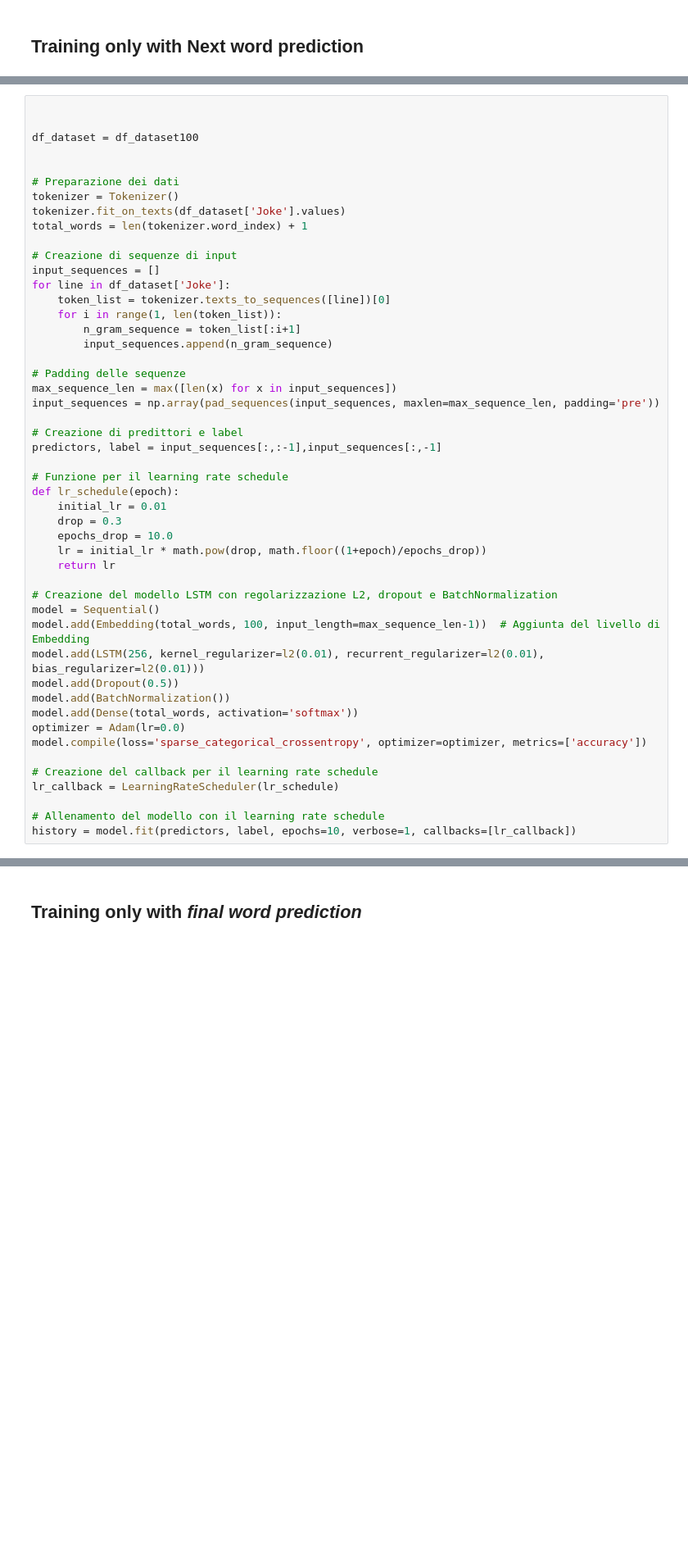
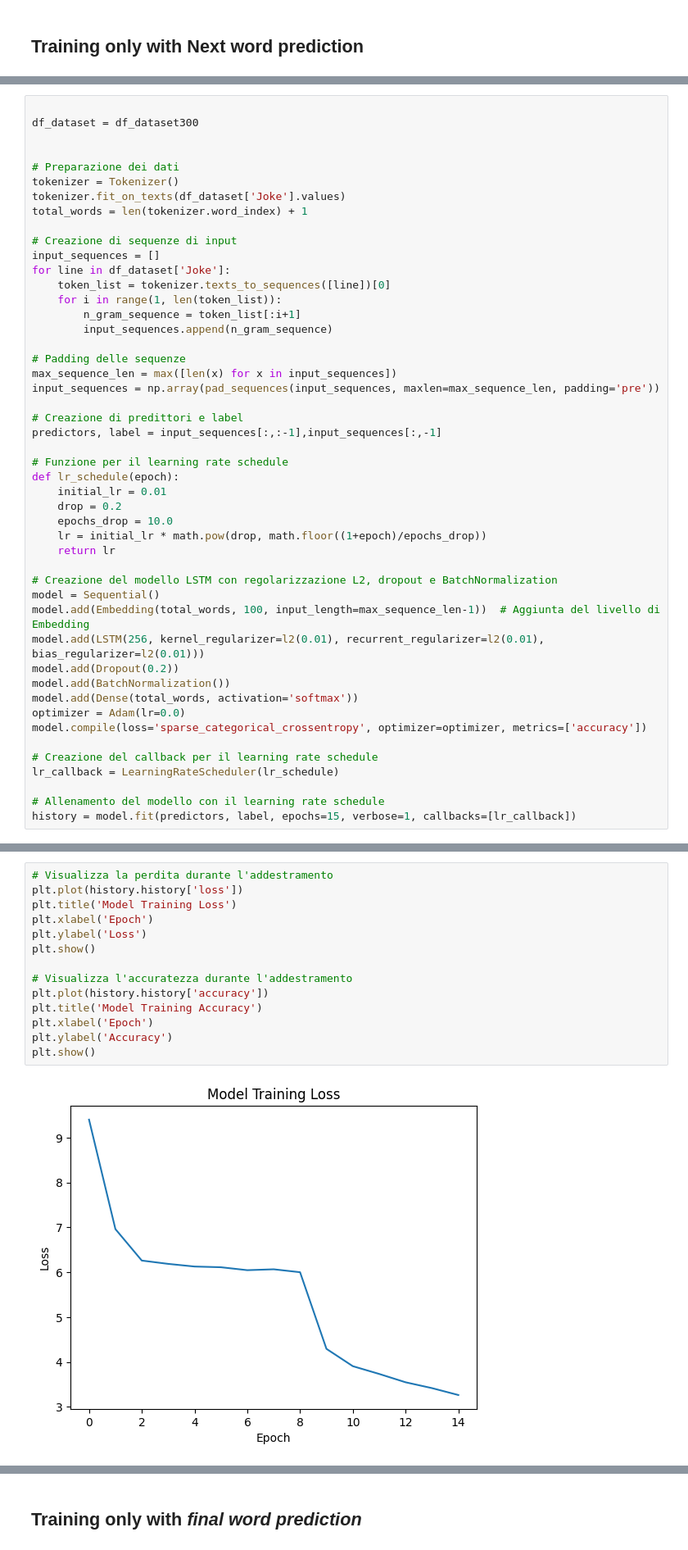
Before and after one commit to DomenicoArmillotta/Joke_Generator_NLP, a Jupyter notebook: NLP_jokes.ipynb, the cells around one changed output, grey strips where cells are left out. Shown at 82% size. Cells and saved outputs as stored; diff of their text form; blank space fills up the shorter version.

```diff
--- a/NLP_jokes.ipynb
+++ b/NLP_jokes.ipynb
@@ -161,7 +163,6 @@ df_dataset2k = df_dataset.head(2000)
 # %%
 
-
-df_dataset = df_dataset100
+df_dataset = df_dataset300
 
 
 # Preparazione dei dati
@@ -187,7 +188,7 @@ predictors, label = input_sequences[:,:-1],input_sequences[:,-1]
 # Funzione per il learning rate schedule
 def lr_schedule(epoch):
     initial_lr = 0.01
-    drop = 0.3
+    drop = 0.2
     epochs_drop = 10.0
     lr = initial_lr * math.pow(drop, math.floor((1+epoch)/epochs_drop))
     return lr
@@ -196,7 +197,7 @@ def lr_schedule(epoch):
 model = Sequential()
 model.add(Embedding(total_words, 100, input_length=max_sequence_len-1))  # Aggiunta del livello di Embedding
 model.add(LSTM(256, kernel_regularizer=l2(0.01), recurrent_regularizer=l2(0.01), bias_regularizer=l2(0.01)))
-model.add(Dropout(0.5))
+model.add(Dropout(0.2))
 model.add(BatchNormalization())
 model.add(Dense(total_words, activation='softmax'))
 optimizer = Adam(lr=0.0)
@@ -206,5 +207,5 @@ model.compile(loss='sparse_categorical_crossentropy', optimizer=optimizer, metri
 lr_callback = LearningRateScheduler(lr_schedule)
 
 # Allenamento del modello con il learning rate schedule
-history = model.fit(predictors, label, epochs=10, verbose=1, callbacks=[lr_callback])
+history = model.fit(predictors, label, epochs=15, verbose=1, callbacks=[lr_callback])
 # %% [output]
@@ -257,0 +241,16 @@ sos In a coffee,  fair trade eos
+# %%
+# Visualizza la perdita durante l'addestramento
+plt.plot(history.history['loss'])
+plt.title('Model Training Loss')
+plt.xlabel('Epoch')
+plt.ylabel('Loss')
+plt.show()
+
+# Visualizza l'accuratezza durante l'addestramento
+plt.plot(history.history['accuracy'])
+plt.title('Model Training Accuracy')
+plt.xlabel('Epoch')
+plt.ylabel('Accuracy')
+plt.show()
+# %% [output]
+[figure, added]
```
Also changed, not shown: parts of 11 cells of this notebook.
